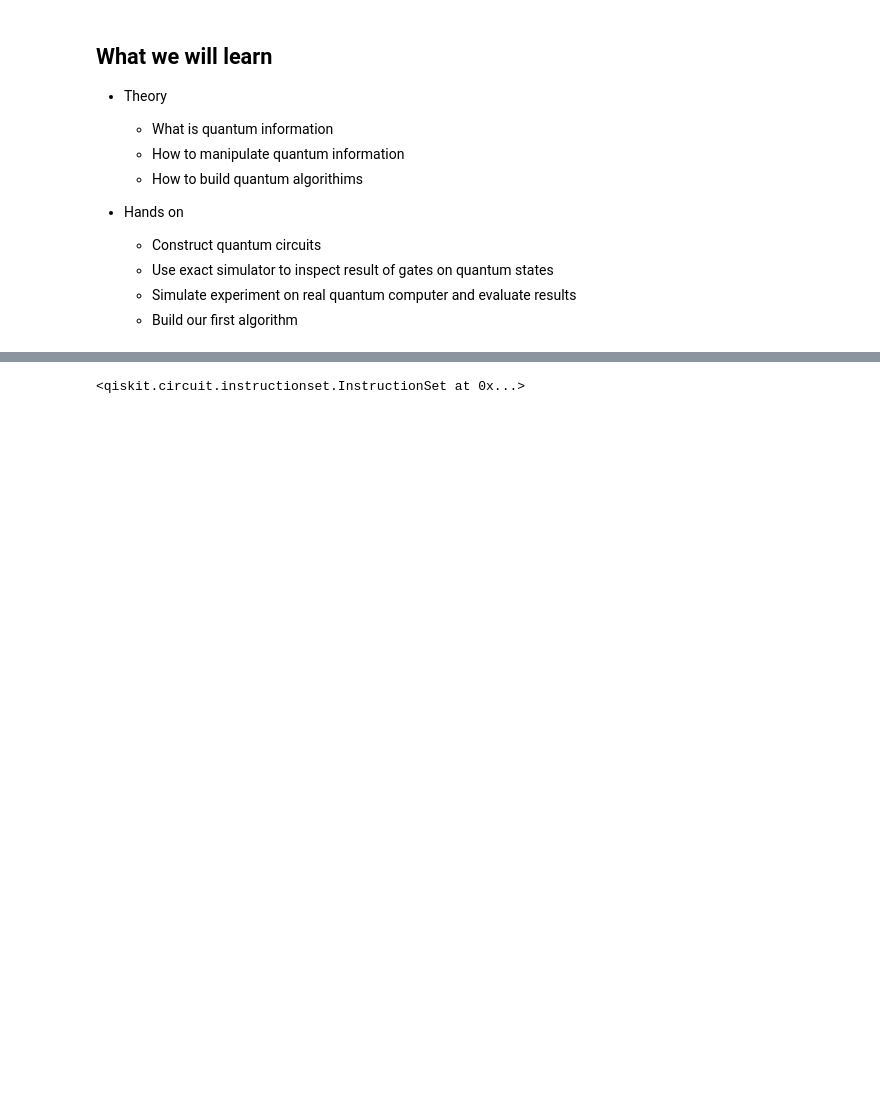
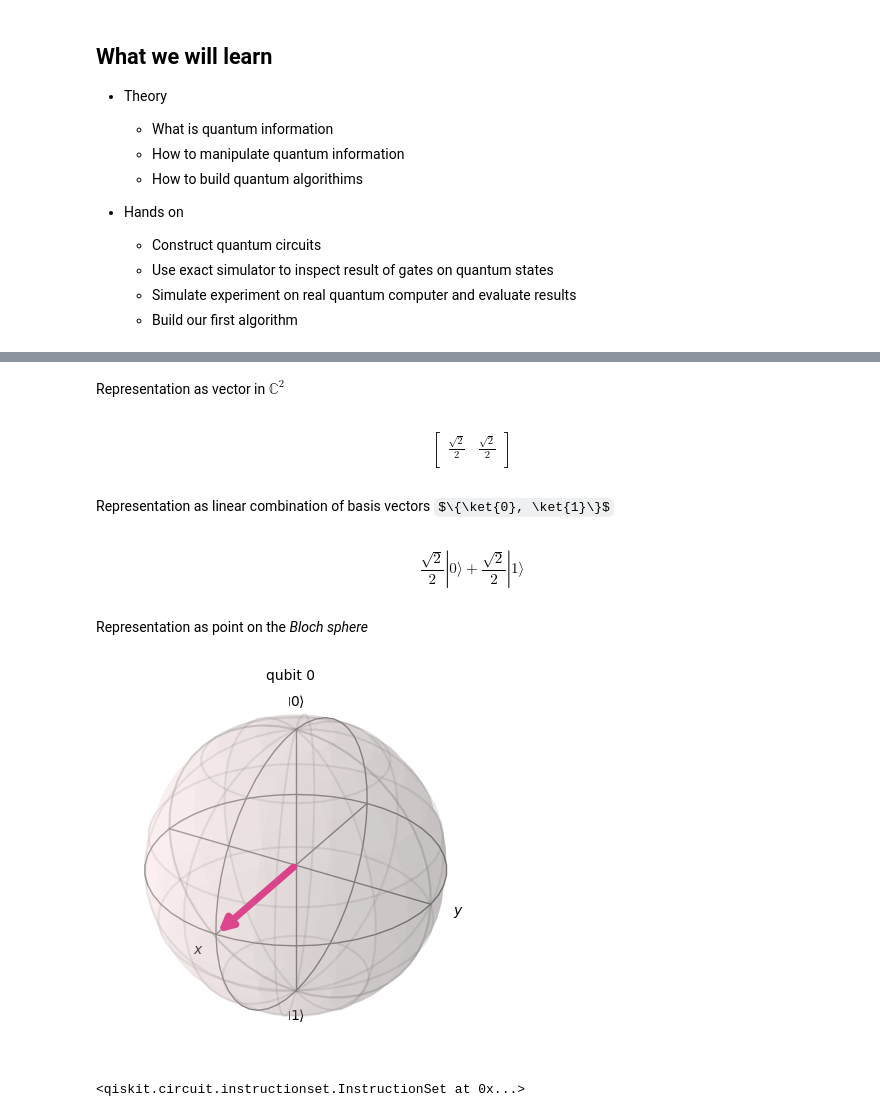
Before and after one commit to FZJ-PGI-12/qc-programming-tutorial, a Jupyter notebook: Tutorial.ipynb, the cells around one changed output, grey strips where cells are left out. Cells and saved outputs as stored; diff of their text form; code cells hidden in the pictures; some formulas as TeX source; blank space fills up the shorter version.

```diff
--- a/Tutorial.ipynb
+++ b/Tutorial.ipynb
@@ -41,3 +47,27 @@ from qiskit_aer import StatevectorSimulator
+# %% [markdown]
+Representation as vector in $\mathbb{C}^2$
+# %%
+qubit_as_vector = np.array([1, 1]) / np.sqrt(2)
+array_to_latex(qubit_as_vector)
+# %% [output]
+$$
+\begin{bmatrix}
+\frac{\sqrt{2}}{2} & \frac{\sqrt{2}}{2}  \\
+ \end{bmatrix}
+$$
+# %% [markdown]
+Representation as linear combination of basis vectors $\{\ket{0}, \ket{1}\}$
+# %%
+qubit = qiskit.quantum_info.Statevector(qubit_as_vector)
+display(qubit.draw('latex'))
+# %% [output]
+$$\frac{\sqrt{2}}{2} |0\rangle+\frac{\sqrt{2}}{2} |1\rangle$$
+# %% [markdown]
+Representation as point on the *Bloch sphere*
+# %%
+display(qubit.draw('bloch'))
+# %% [output]
+[figure, added]
 # %%
 # Create a Quantum Circuit acting on the 2 qubit register
 circuit = QuantumCircuit(2)
```
Also changed, not shown: parts of 11 cells of this notebook.
